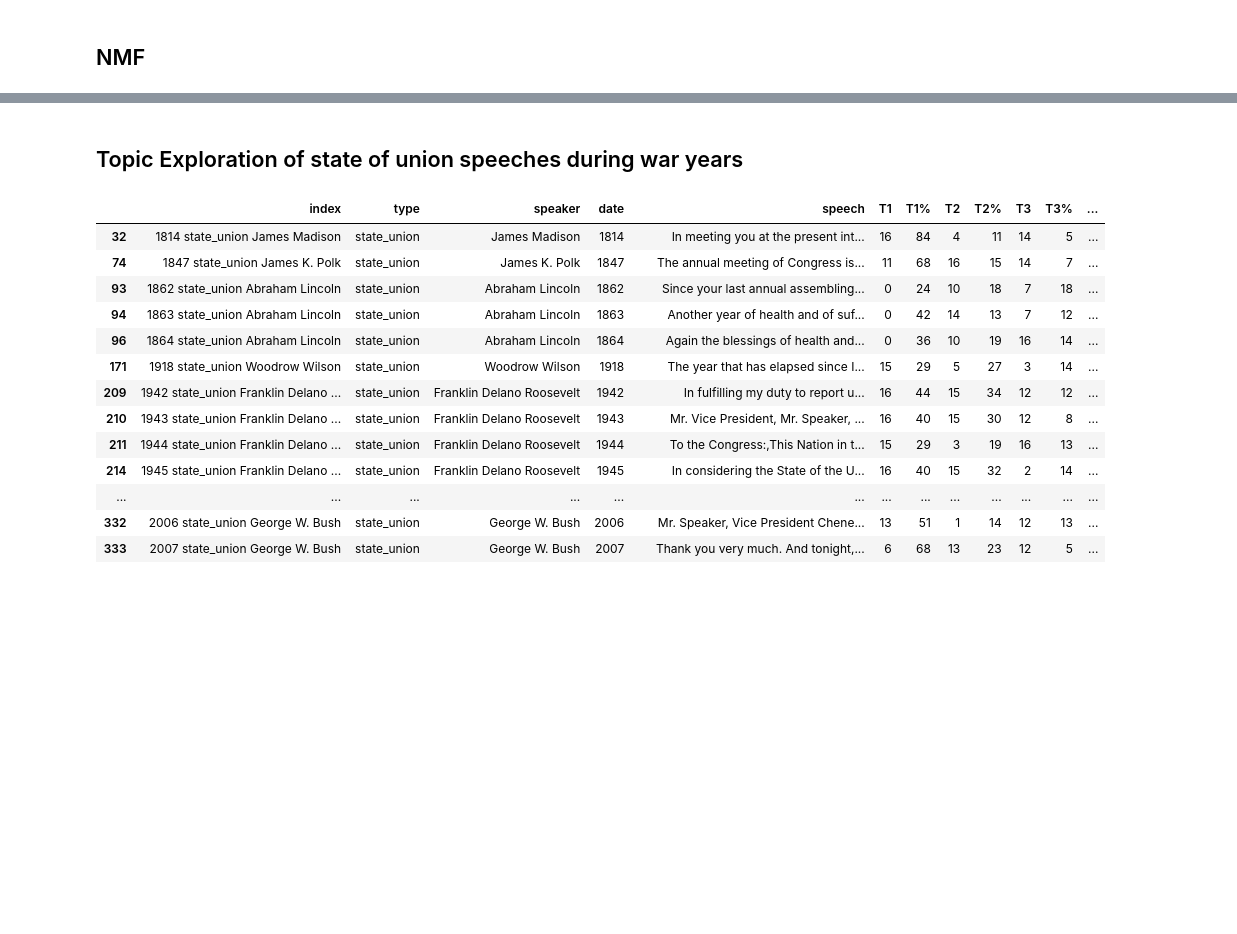
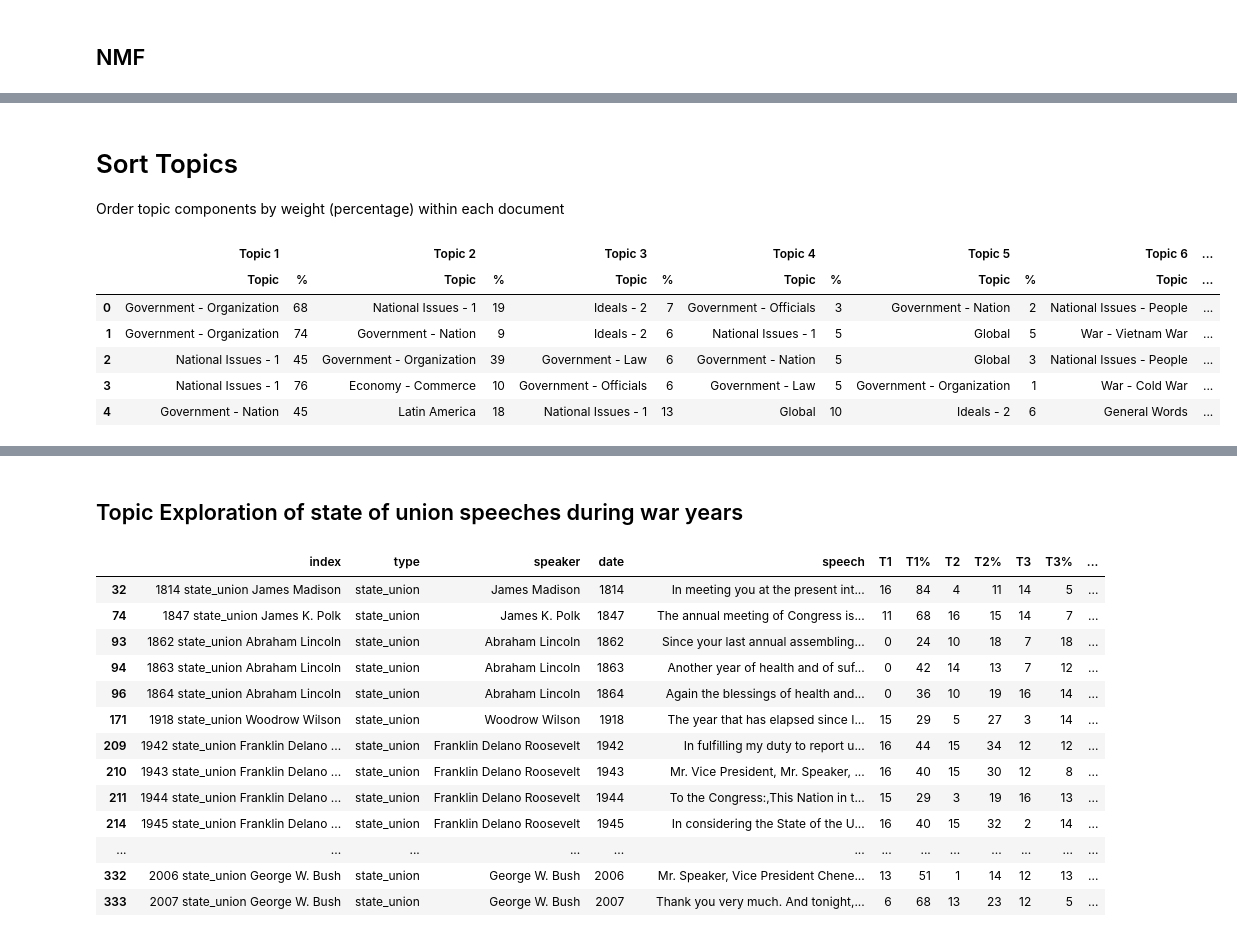
Before and after one commit to kevscon/Project-4, a Jupyter notebook: topic_modeling.ipynb, the cells around one changed output, grey strips where cells are left out. Drawn from its saved outputs; the diff is of its cells as text; code cells hidden in the pictures; blank space fills up the shorter version.

```diff
--- a/topic_modeling.ipynb
+++ b/topic_modeling.ipynb
@@ -602,0 +195,3 @@ speech_top_df
+# %% [markdown]
+# Sort Topics
+Order topic components by weight (percentage) within each document
@@ -602,0 +205,40 @@ speech_top_df
+# %%
+# sort topic label array by row (ascending order)
+top_lab_sort = np.argsort(topic_df.values)
+# sort array in descending order
+top_lab_sort = top_lab_sort[:, ::-1]
+# %%
+# interweave sorted label and value arrays for dataframe
+top_sort = np.empty((num_docs, num_tops*2))
+top_sort[:, 0::2] = top_lab_sort
+top_sort[:, 1::2] = top_val_sort
+# %%
+# create primary column labels for dataframe
+top_order = []
+
+for place in range(0, num_tops):
+    top_order.append('Topic ' + str(place+1))
+# %%
+# function to map topic labels
+def top_map(x):
+    return(topic_dict[x])
+# %%
+# create final topic dataframe
+top_topic_df = pd.DataFrame(top_sort, dtype=int)
+# map topic labels
+top_topic_df.iloc[:, ::2] = top_topic_df.iloc[:, ::2].applymap(top_map)
+# create index for multi-dimensional dataframe
+m_idx = pd.MultiIndex.from_product([top_order, ['Topic', '%']])
+# create multidimensional dataframe
+top_topic_df = pd.DataFrame(top_topic_df.values, columns=m_idx)
+# retain only highest topics
+top_topic_df = top_topic_df[top_order[:8]]
+top_topic_df.head()
+# %% [output]
+|  | Topic 1 |  | Topic 2 |  | Topic 3 |  | Topic 4 |  | Topic 5 |  | Topic 6 | ... |
+|  | Topic | % | Topic | % | Topic | % | Topic | % | Topic | % | Topic | ... |
+| 0 | Government - Organization | 68 | National Issues - 1 | 19 | Ideals - 2 | 7 | Government - Officials | 3 | Government - Nation | 2 | National Issues - People | ... |
+| 1 | Government - Organization | 74 | Government - Nation | 9 | Ideals - 2 | 6 | National Issues - 1 | 5 | Global | 5 | War - Vietnam War | ... |
+| 2 | National Issues - 1 | 45 | Government - Organization | 39 | Government - Law | 6 | Government - Nation | 5 | Global | 3 | National Issues - People | ... |
+| 3 | National Issues - 1 | 76 | Economy - Commerce | 10 | Government - Officials | 6 | Government - Law | 5 | Government - Organization | 1 | War - Cold War | ... |
+| 4 | Government - Nation | 45 | Latin America | 18 | National Issues - 1 | 13 | Global | 10 | Ideals - 2 | 6 | General Words | ... |
```
Also changed, not shown: parts of 78 cells of this notebook.
